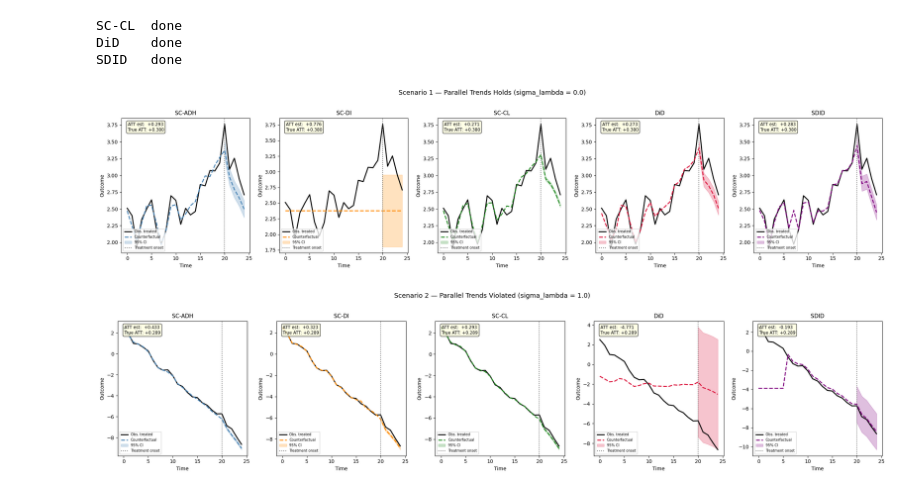
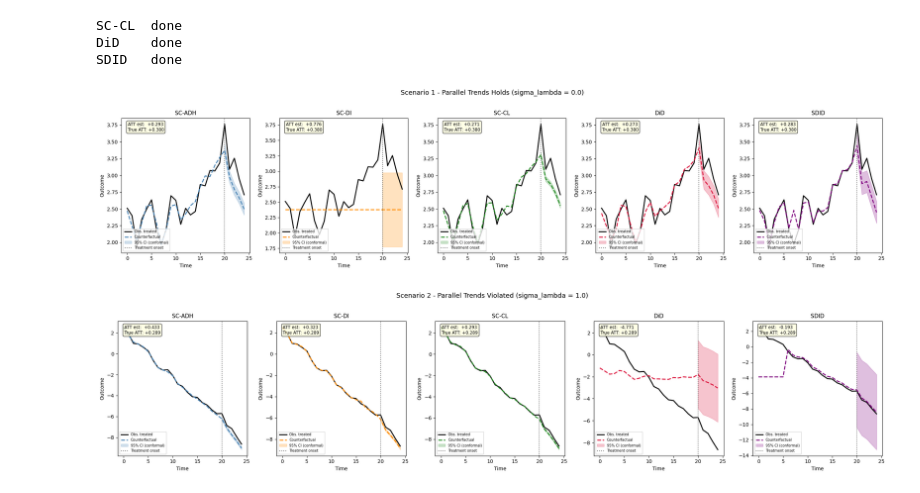
Before and after one commit to shoepaladin/statanomics, a Jupyter notebook: workingcode/panelmodels/panel_showcase.ipynb, the cells around one changed output. Cells and saved outputs as stored; diff of their text form; code cells hidden in the pictures.

```diff
--- a/workingcode/panelmodels/panel_showcase.ipynb
+++ b/workingcode/panelmodels/panel_showcase.ipynb
@@ -25,10 +33,13 @@ DATA_DICT = {
     'unitid':    'unit_id',
     'outcome':   'y',
 }
-PARAMS   = dict(seed=42, T_pre=20, T_post=5, N_control=30, noise_sd=0.1, att_pct=0.15)
-T_PRE    = PARAMS['T_pre']
-THETA_GRID = np.arange(-1.0, 1.5, 0.025)
-N_PLACEBO  = 15
+PARAMS = dict(seed=42, T_pre=20, T_post=5, N_control=30, noise_sd=0.1, att_pct=0.15)
+T_PRE  = PARAMS['T_pre']
+
+# Single conformal grid shared by ALL five estimators (SC, DiD, SDID) so the
+# inference procedure is identical across models. It is wide enough to bracket
+# the (large) acceptance regions that arise when parallel trends is violated.
+CONF_GRID = np.arange(-9, 9, 0.025)
 # %%
 df_pt,   true_att_pt   = dgp.simulate_panel(**PARAMS, sigma_lambda=0.0)
 df_viol, true_att_viol = dgp.simulate_panel(**PARAMS, sigma_lambda=1.0)
@@ -78,23 +92,25 @@ SDID   done
 print('=== Scenario 2: parallel trends violated ===')
 
 r2_adh = sc.sc_model(model_name='adh', data=df_viol, data_dict=DATA_DICT,
-                     inference={'alpha': 0.05, 'theta_grid': THETA_GRID})
+                     inference={'alpha': 0.05, 'theta_grid': CONF_GRID})
 print('SC-ADH done')
 
 r2_di  = sc.sc_model(model_name='di',  data=df_viol, data_dict=DATA_DICT,
-                     inference={'alpha': 0.05, 'theta_grid': THETA_GRID})
+                     inference={'alpha': 0.05, 'theta_grid': CONF_GRID})
 print('SC-DI  done')
 
 r2_cl  = sc.sc_model(model_name='cl',  data=df_viol, data_dict=DATA_DICT,
-                     inference={'alpha': 0.05, 'theta_grid': THETA_GRID})
+                     inference={'alpha': 0.05, 'theta_grid': CONF_GRID})
 print('SC-CL  done')
 
-r2_did = did.twfe(data=df_viol, data_dict=DATA_DICT)
+r2_did      = did.twfe(data=df_viol, data_dict=DATA_DICT)
+r2_did_inf  = did.conformal_inference(data=df_viol, data_dict=DATA_DICT,
+                                      theta_grid=CONF_GRID)
 print('DiD    done')
 
-r2_sdid = sdid.twfe_sdid(data=df_viol, data_dict=DATA_DICT)
-r2_inf  = sdid.sdid_permutation_inference(data=df_viol, data_dict=DATA_DICT,
-                                           n_placebo=N_PLACEBO, seed=0)
+r2_sdid     = sdid.twfe_sdid(data=df_viol, data_dict=DATA_DICT)
+r2_sdid_inf = sdid.conformal_inference(data=df_viol, data_dict=DATA_DICT,
+                                       theta_grid=CONF_GRID)
 print('SDID   done')
 # %% [output]
 === Scenario 2: parallel trends violated ===
@@ -201,28 +221,28 @@ def plot_scenario(models, true_att, suptitle):
 # %%
 plot_scenario(
     models=[
-        ('sc',   r1_adh,            df_pt),
-        ('sc',   r1_di,             df_pt),
-        ('sc',   r1_cl,             df_pt),
-        ('did',  r1_did,            df_pt),
-        ('sdid', (r1_sdid, r1_inf), df_pt),
+        ('sc',   (r1_adh,  None),         df_pt),
+        ('sc',   (r1_di,   None),         df_pt),
+        ('sc',   (r1_cl,   None),         df_pt),
+        ('did',  (r1_did,  r1_did_inf),   df_pt),
+        ('sdid', (r1_sdid, r1_sdid_inf),  df_pt),
     ],
     true_att=true_att_pt,
-    suptitle='Scenario 1 — Parallel Trends Holds (sigma_lambda = 0.0)',
+    suptitle='Scenario 1 - Parallel Trends Holds (sigma_lambda = 0.0)',
 )
 # %% [output]
-[figure, old version]
+[figure, new version]
 # %%
 plot_scenario(
     models=[
-        ('sc',   r2_adh,            df_viol),
-        ('sc',   r2_di,             df_viol),
-        ('sc',   r2_cl,             df_viol),
-        ('did',  r2_did,            df_viol),
-        ('sdid', (r2_sdid, r2_inf), df_viol),
+        ('sc',   (r2_adh,  None),         df_viol),
+        ('sc',   (r2_di,   None),         df_viol),
+        ('sc',   (r2_cl,   None),         df_viol),
+        ('did',  (r2_did,  r2_did_inf),   df_viol),
+        ('sdid', (r2_sdid, r2_sdid_inf),  df_viol),
     ],
     true_att=true_att_viol,
-    suptitle='Scenario 2 — Parallel Trends Violated (sigma_lambda = 1.0)',
+    suptitle='Scenario 2 - Parallel Trends Violated (sigma_lambda = 1.0)',
 )
 # %% [output]
-[figure, old version]
+[figure, new version]
```
Also changed, not shown: parts of 3 cells of this notebook, 1 other file.
